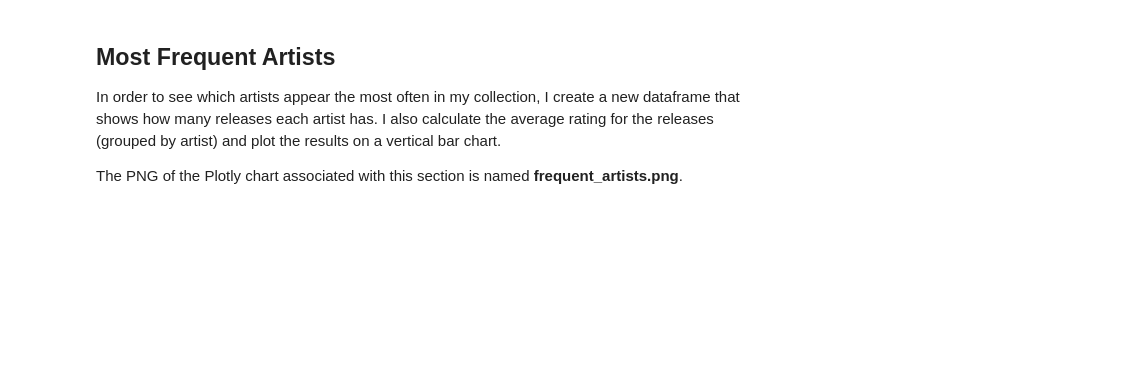
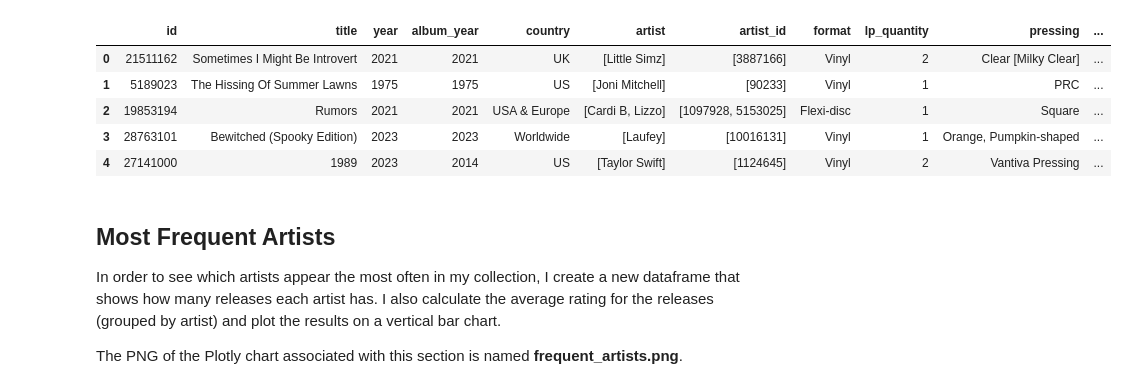
Before and after one commit to madroscla/vinyl-collection, a Jupyter notebook: discogs_collection.ipynb, the cells around one changed output. Saved outputs shown, nothing was run; the diff lists cells and outputs as text; code cells hidden in the pictures; blank space fills up the shorter version.

```diff
--- a/discogs_collection.ipynb
+++ b/discogs_collection.ipynb
@@ -119,3 +126,27 @@ df.head()
+# %%
+df = pd.DataFrame(data = collection)
+
+def remove_parentheses(series):
+    series = series.apply(lambda list: [s.split(' (')[0] for s in list])
+    return series
+    """Removes any parentheses/digits (e.g. '(27)') from an artist's
+    name
+
+    Discogs automatically adds numerals to some artist names to
+    differentiate them from artists/labels/etc with the same name;
+    this function splits the string at the ' (' mark and only keeps
+    what's before
+    """
+
+df['artist'] = remove_parentheses(df['artist'])
+df.head()
+# %% [output]
+|  | id | title | year | album_year | country | artist | artist_id | format | lp_quantity | pressing | ... |
+| 0 | 21511162 | Sometimes I Might Be Introvert | 2021 | 2021 | UK | [Little Simz] | [3887166] | Vinyl | 2 | Clear [Milky Clear] | ... |
+| 1 | 5189023 | The Hissing Of Summer Lawns | 1975 | 1975 | US | [Joni Mitchell] | [90233] | Vinyl | 1 | PRC | ... |
+| 2 | 19853194 | Rumors | 2021 | 2021 | USA & Europe | [Cardi B, Lizzo] | [1097928, 5153025] | Flexi-disc | 1 | Square | ... |
+| 3 | 28763101 | Bewitched (Spooky Edition) | 2023 | 2023 | Worldwide | [Laufey] | [10016131] | Vinyl | 1 | Orange, Pumpkin-shaped | ... |
+| 4 | 27141000 | 1989 | 2023 | 2014 | US | [Taylor Swift] | [1124645] | Vinyl | 2 | Vantiva Pressing | ... |
 # %% [markdown]
 ## Most Frequent Artists
 
```
Also changed, not shown: parts of 16 cells of this notebook, 1 other file.
